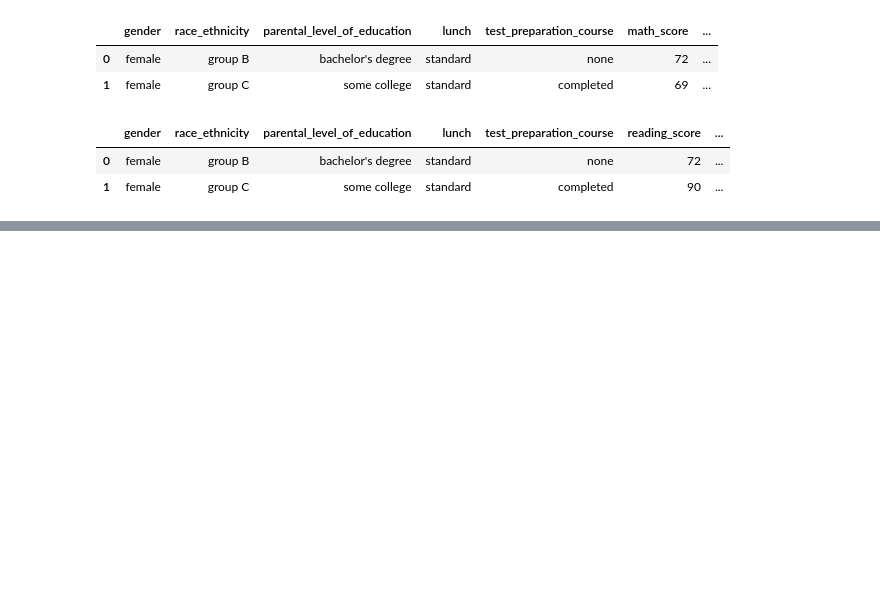
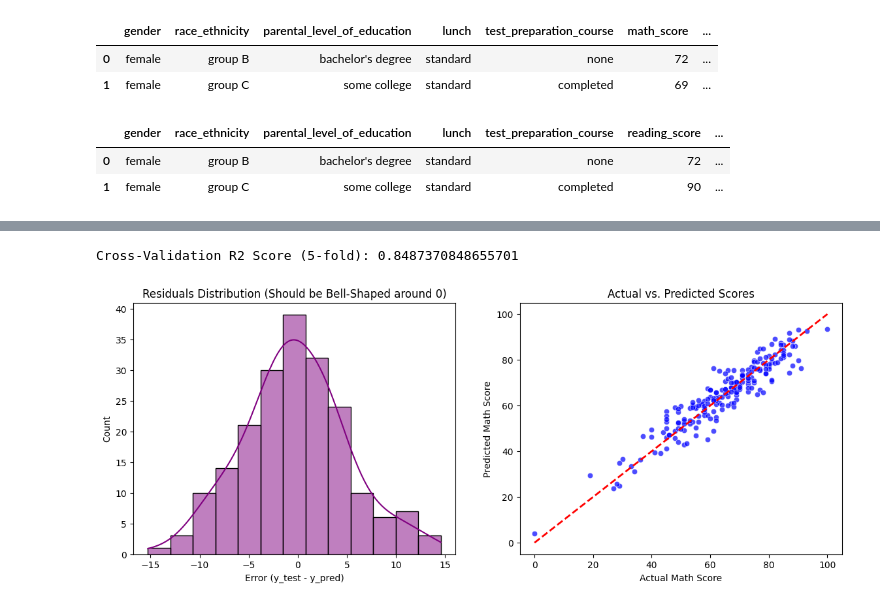
Before and after one commit to Arceaus/mlproject, a Jupyter notebook: notebooks/model_selection.ipynb, the cells around one changed output, grey strips where cells are left out. Drawn from its saved outputs; the diff is of its cells as text; code cells hidden in the pictures; blank space fills up the shorter version.

```diff
--- a/notebooks/model_selection.ipynb
+++ b/notebooks/model_selection.ipynb
@@ -40,0 +216,9 @@ preprocessor = ColumnTransformer(
+# %%
+models = {
+    "Linear Regression": LinearRegression(),
+    "ridge": Ridge(),
+    "Lasso": Lasso(),
+    "DecisionTreeRegressor": DecisionTreeRegressor(random_state=42),
+    "RandomForestRegressor": RandomForestRegressor(random_state=42),
+    "XGBoost": XGBRegressor(random_state=42, n_estimators=100)
+}
@@ -40,0 +313,18 @@ preprocessor = ColumnTransformer(
+# %%
+from sklearn.linear_model import Lasso
+
+# Train the best Lasso model (alpha=0.01 was selected by GridSearchCV)
+best_lasso = Lasso(alpha=0.01)
+best_lasso.fit(X_train, y_train)
+
+# Predict on both sets
+y_train_pred = best_lasso.predict(X_train)
+y_test_pred = best_lasso.predict(X_test)
+
+# Evaluate both
+mae_train, r2_train, rmse_train = model_evaluation(y_train, y_train_pred)
+mae_test, r2_test, rmse_test = model_evaluation(y_test, y_test_pred)
+
+print(f"--- GENERALIZATION CHECK ---")
+print(f"Train R2: {r2_train:.4f} | Train RMSE: {rmse_train:.4f}")
+print(f"Test R2:  {r2_test:.4f} | Test RMSE:  {rmse_test:.4f}")
@@ -40,0 +343,26 @@ preprocessor = ColumnTransformer(
+# %%
+# Check the mean cross-validation score during GridSearchCV:
+# In your loop, gs.best_score_ stores the average 5-fold CV R2 score on training data:
+print("Cross-Validation R2 Score (5-fold):", gs.best_score_)
+# %% [output]
+Cross-Validation R2 Score (5-fold): 0.8487370848655701
+# %%
+residuals = y_test - y_test_pred
+
+fig, ax = plt.subplots(1, 2, figsize=(14, 5))
+
+# 1. Residuals histogram
+sns.histplot(residuals, kde=True, ax=ax[0], color="purple")
+ax[0].set_title("Residuals Distribution (Should be Bell-Shaped around 0)")
+ax[0].set_xlabel("Error (y_test - y_pred)")
+
+# 2. Actual vs Predicted scatter plot
+sns.scatterplot(x=y_test, y=y_test_pred, ax=ax[1], color="blue", alpha=0.7)
+ax[1].plot([y_test.min(), y_test.max()], [y_test.min(), y_test.max()], "r--", lw=2)
+ax[1].set_title("Actual vs. Predicted Scores")
+ax[1].set_xlabel("Actual Math Score")
+ax[1].set_ylabel("Predicted Math Score")
+
+plt.show()
+# %% [output]
+[figure, added]
```
Also changed, not shown: parts of 43 cells of this notebook.
